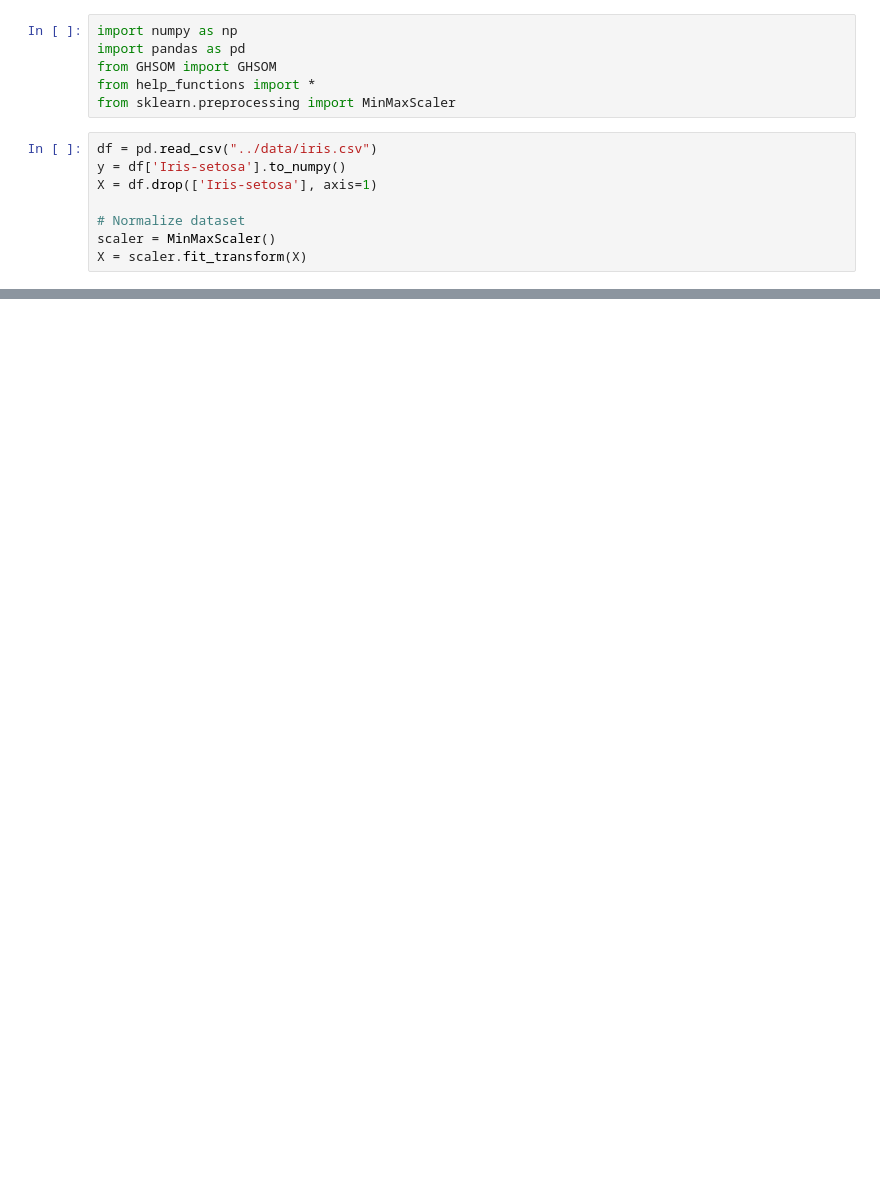
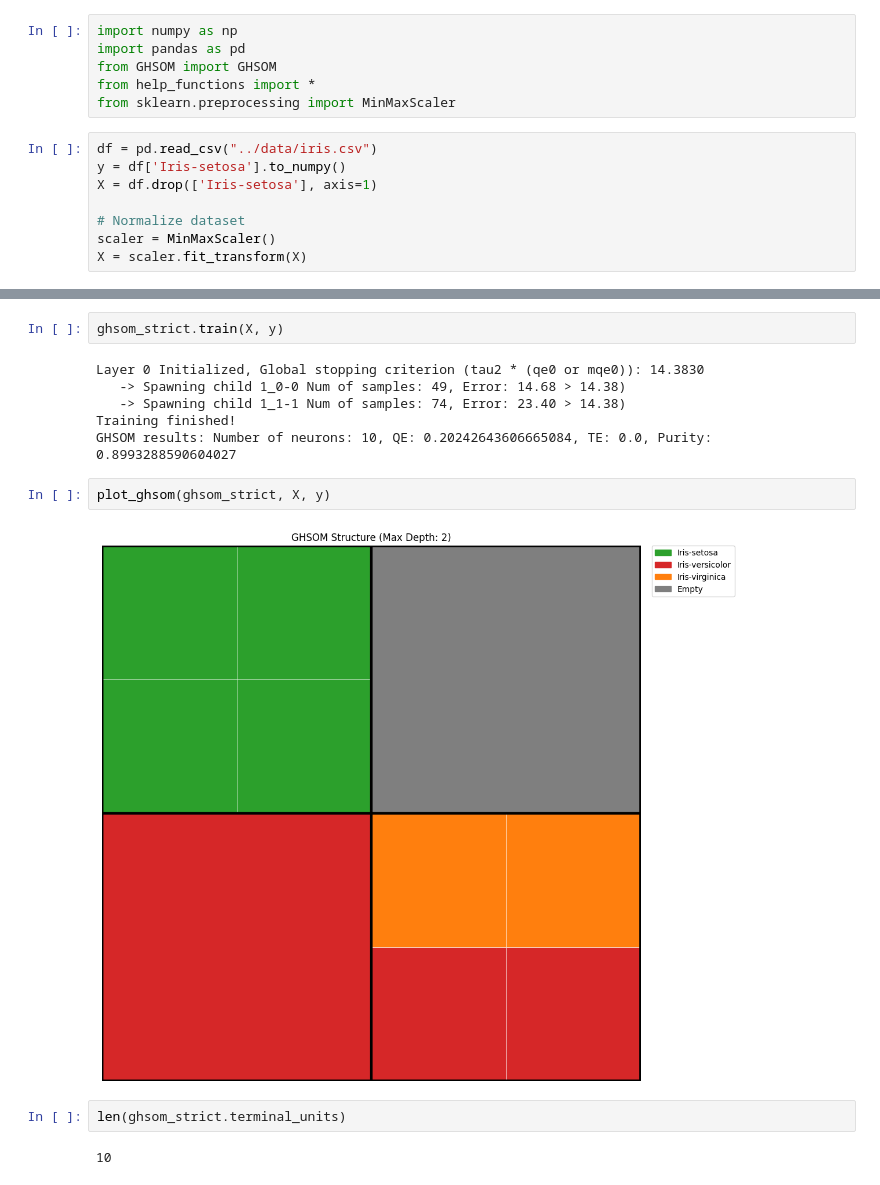
Before and after one commit to hanzltom/ViT-GHSOM, a Jupyter notebook: GHSOM/GHSOM_iris.ipynb, the cells around one changed output, grey strips where cells are left out. Drawn from its saved outputs; the diff is of its cells as text; blank space fills up the shorter version.

```diff
--- a/GHSOM/GHSOM_iris.ipynb
+++ b/GHSOM/GHSOM_iris.ipynb
@@ -44,0 +84,16 @@ plot_ghsom(ghsom_deep, X, y)
+# %%
+ghsom_strict.train(X, y)
+# %% [output]
+Layer 0 Initialized, Global stopping criterion (tau2 * (qe0 or mqe0)): 14.3830
+   -> Spawning child 1_0-0 Num of samples: 49, Error: 14.68 > 14.38)
+   -> Spawning child 1_1-1 Num of samples: 74, Error: 23.40 > 14.38)
+Training finished!
+GHSOM results: Number of neurons: 10, QE: 0.20242643606665084, TE: 0.0, Purity: 0.8993288590604027
+# %%
+plot_ghsom(ghsom_strict, X, y)
+# %% [output]
+[figure, added]
+# %%
+len(ghsom_strict.terminal_units)
+# %% [output]
+10
```
Also changed, not shown: parts of 9 cells of this notebook.
